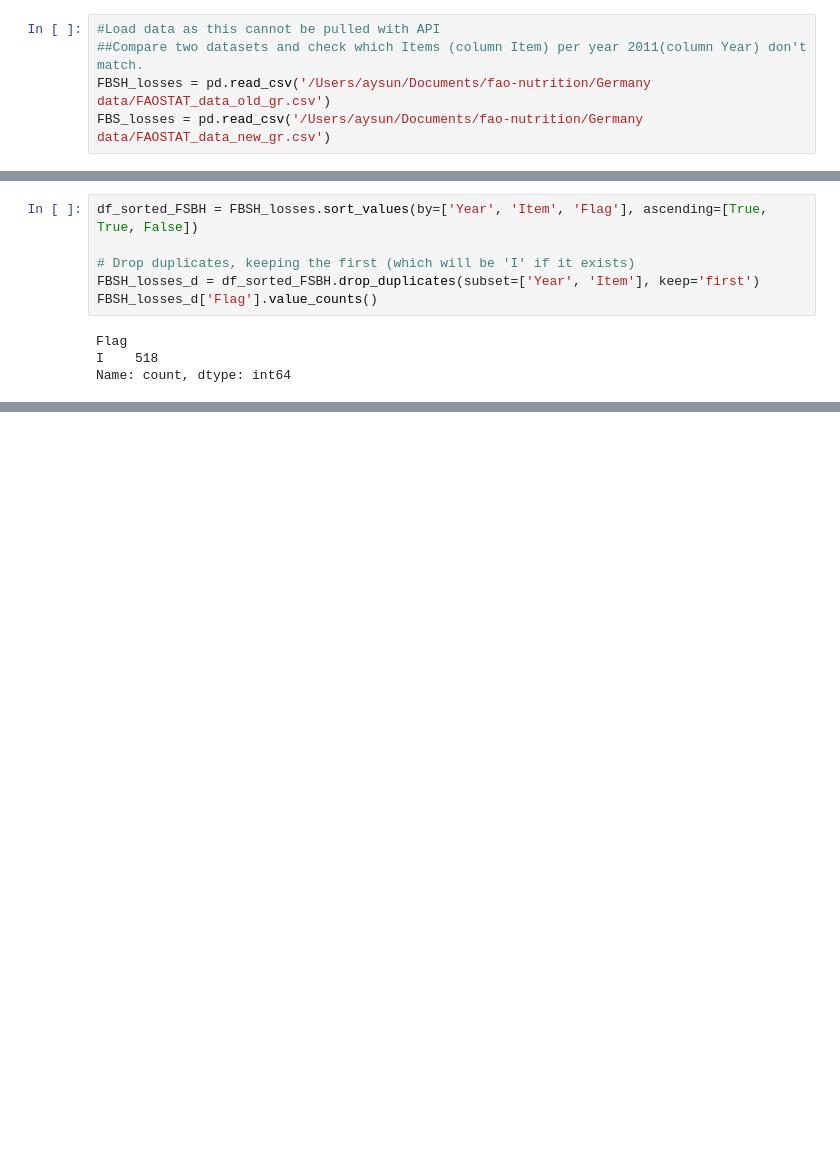
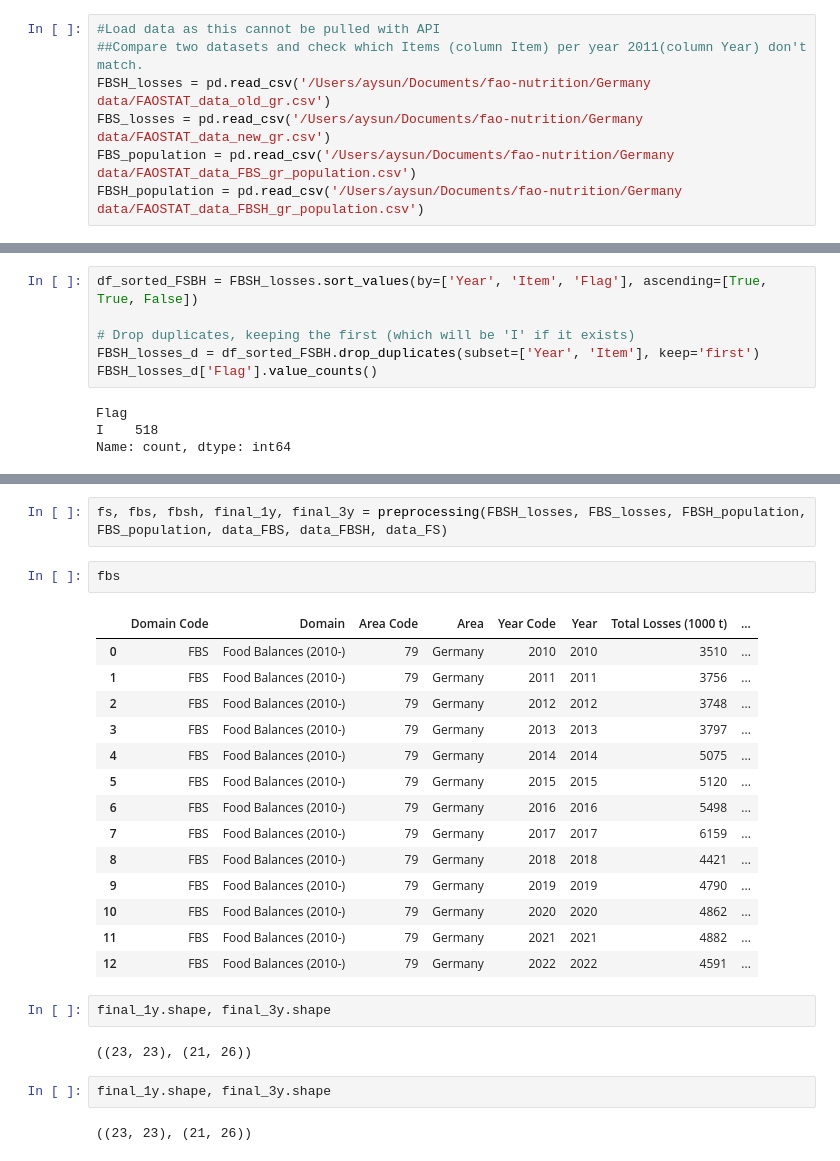
Before and after one commit to aysunali/fao-nutrition-project, a Jupyter notebook: EDA/FAO_eda-Germany.ipynb, the cells around one changed output, grey strips where cells are left out. Drawn from its saved outputs; the diff is of its cells as text; blank space fills up the shorter version.

```diff
--- a/EDA/FAO_eda-Germany.ipynb
+++ b/EDA/FAO_eda-Germany.ipynb
@@ -224,6 +224,8 @@ We are using two data sources due to the methodology of research changing during
 ##Compare two datasets and check which Items (column Item) per year 2011(column Year) don't match.
 FBSH_losses = pd.read_csv('/Users/aysun/Documents/fao-nutrition/Germany data/FAOSTAT_data_old_gr.csv')
 FBS_losses = pd.read_csv('/Users/aysun/Documents/fao-nutrition/Germany data/FAOSTAT_data_new_gr.csv')
+FBS_population = pd.read_csv('/Users/aysun/Documents/fao-nutrition/Germany data/FAOSTAT_data_FBS_gr_population.csv')
+FBSH_population = pd.read_csv('/Users/aysun/Documents/fao-nutrition/Germany data/FAOSTAT_data_FBSH_gr_population.csv')
 # %%
 FBSH_losses['Year'].unique()
 # %% [output]
@@ -641,0 +479,27 @@ data_FS.head(2)
+# %%
+fs, fbs, fbsh, final_1y, final_3y = preprocessing(FBSH_losses, FBS_losses, FBSH_population, FBS_population, data_FBS, data_FBSH, data_FS)
+# %%
+fbs
+# %% [output]
+|  | Domain Code | Domain | Area Code | Area | Year Code | Year | Total Losses (1000 t) | ... |
+| 0 | FBS | Food Balances (2010-) | 79 | Germany | 2010 | 2010 | 3510 | ... |
+| 1 | FBS | Food Balances (2010-) | 79 | Germany | 2011 | 2011 | 3756 | ... |
+| 2 | FBS | Food Balances (2010-) | 79 | Germany | 2012 | 2012 | 3748 | ... |
+| 3 | FBS | Food Balances (2010-) | 79 | Germany | 2013 | 2013 | 3797 | ... |
+| 4 | FBS | Food Balances (2010-) | 79 | Germany | 2014 | 2014 | 5075 | ... |
+| 5 | FBS | Food Balances (2010-) | 79 | Germany | 2015 | 2015 | 5120 | ... |
+| 6 | FBS | Food Balances (2010-) | 79 | Germany | 2016 | 2016 | 5498 | ... |
+| 7 | FBS | Food Balances (2010-) | 79 | Germany | 2017 | 2017 | 6159 | ... |
+| 8 | FBS | Food Balances (2010-) | 79 | Germany | 2018 | 2018 | 4421 | ... |
+| 9 | FBS | Food Balances (2010-) | 79 | Germany | 2019 | 2019 | 4790 | ... |
+| 10 | FBS | Food Balances (2010-) | 79 | Germany | 2020 | 2020 | 4862 | ... |
+| 11 | FBS | Food Balances (2010-) | 79 | Germany | 2021 | 2021 | 4882 | ... |
+| 12 | FBS | Food Balances (2010-) | 79 | Germany | 2022 | 2022 | 4591 | ... |
+# %%
+final_1y.shape, final_3y.shape
+# %% [output]
+((23, 23), (21, 26))
+# %%
+final_1y.shape, final_3y.shape
+# %% [output]
+((23, 23), (21, 26))
```
Also changed, not shown: parts of 36 cells of this notebook.
